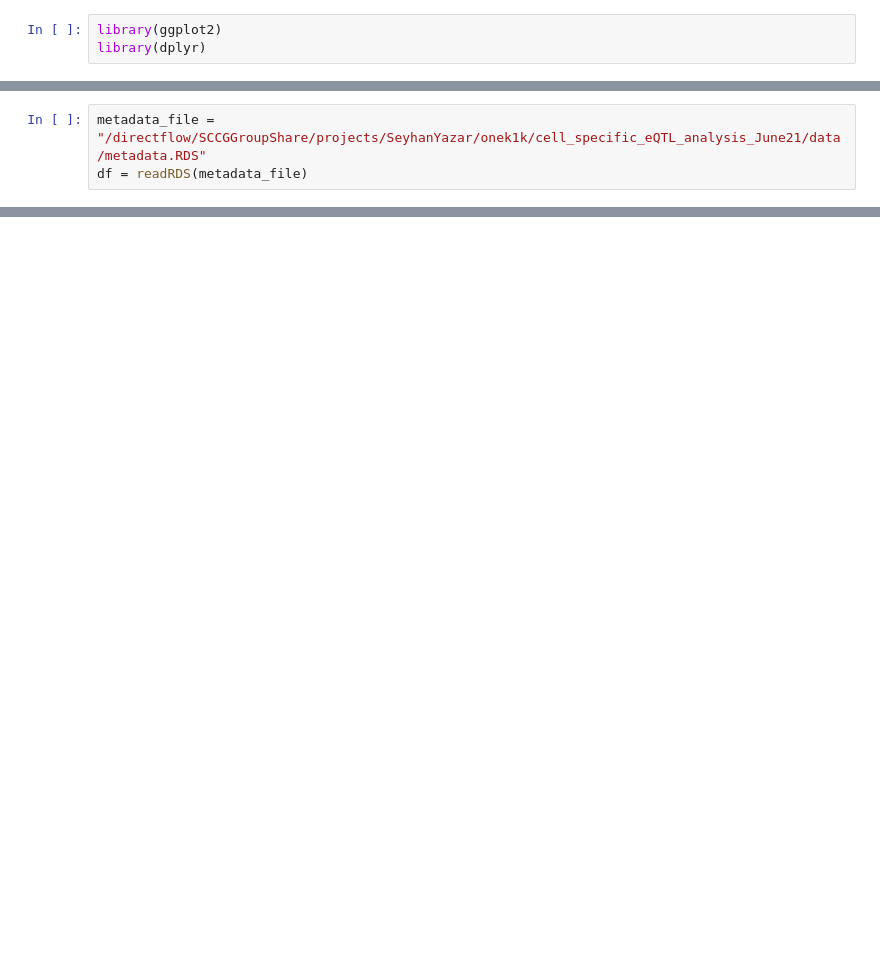
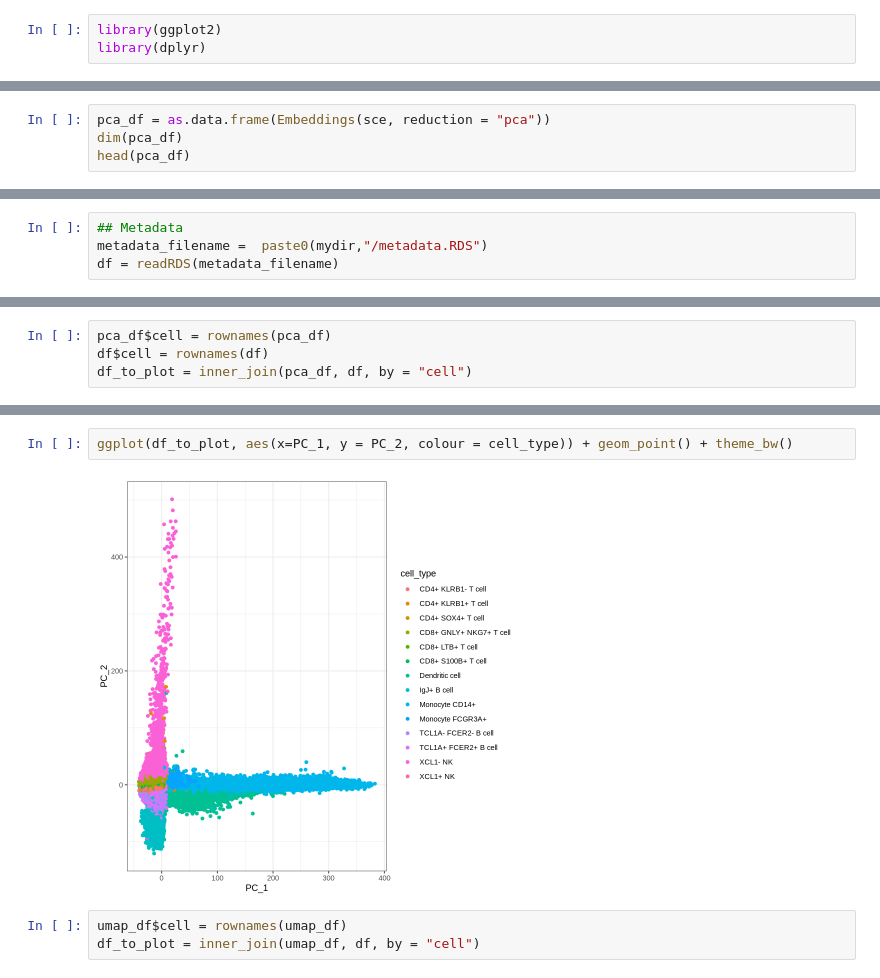
Before and after one commit to annacuomo/TenK10K_analyses, a Jupyter notebook: Load single-cell data.ipynb, the cells around one changed output, grey strips where cells are left out. Drawn from its saved outputs; the diff is of its cells as text; blank space fills up the shorter version.

```diff
--- a/Load single-cell data.ipynb
+++ b/Load single-cell data.ipynb
@@ -17,0 +79,4 @@ ERROR: Error in gzfile(file, "rb"): cannot open the connection
+# %%
+pca_df = as.data.frame(Embeddings(sce, reduction = "pca"))
+dim(pca_df)
+head(pca_df)
@@ -18,3 +109,4 @@ ERROR: Error in gzfile(file, "rb"): cannot open the connection
 # %%
-metadata_file = "/directflow/SCCGGroupShare/projects/SeyhanYazar/onek1k/cell_specific_eQTL_analysis_June21/data/metadata.RDS"
-df = readRDS(metadata_file)
+## Metadata
+metadata_filename =  paste0(mydir,"/metadata.RDS")
+df = readRDS(metadata_filename)
@@ -26,0 +131,4 @@ ERROR: Error in gzfile(file, "rb"): cannot open the connection
+# %%
+pca_df$cell = rownames(pca_df)
+df$cell = rownames(df)
+df_to_plot = inner_join(pca_df, df, by = "cell")
@@ -26,0 +147,7 @@ ERROR: Error in gzfile(file, "rb"): cannot open the connection
+# %%
+ggplot(df_to_plot, aes(x=PC_1, y = PC_2, colour = cell_type)) + geom_point() + theme_bw()
+# %% [output]
+[figure, added]
+# %%
+umap_df$cell = rownames(umap_df)
+df_to_plot = inner_join(umap_df, df, by = "cell")
```
Also changed, not shown: parts of 30 cells of this notebook.
